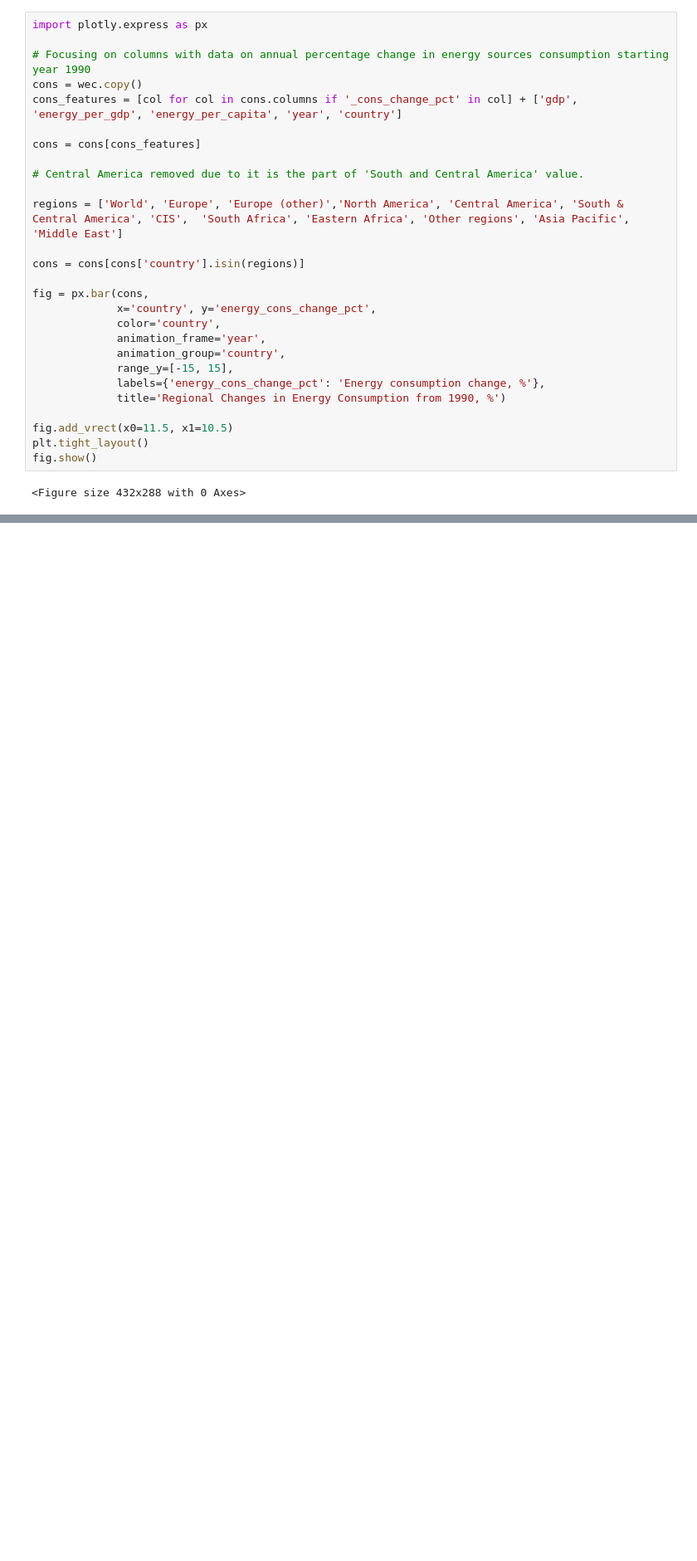
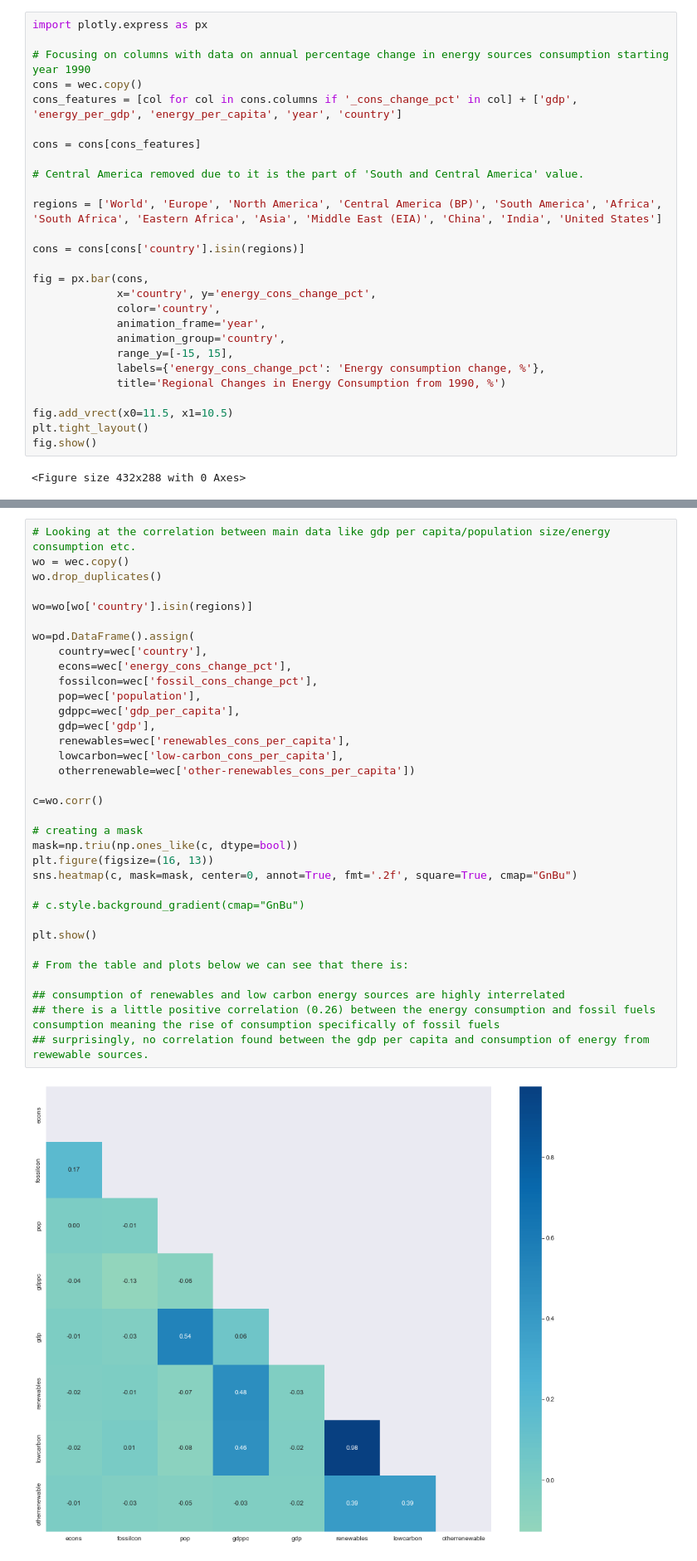
Before and after one commit to Edoardo1996/iornhack-final-project, a Jupyter notebook: main.ipynb, the cells around one changed output, grey strips where cells are left out. Shown at 83% size. Drawn from its saved outputs; the diff is of its cells as text; blank space fills up the shorter version.

Commit message:
Insights of World Energy Consumptions

```diff
--- a/main.ipynb
+++ b/main.ipynb
@@ -523,7 +523,7 @@ cons = cons[cons_features]
 
 # Central America removed due to it is the part of 'South and Central America' value.
 
-regions = ['World', 'Europe', 'Europe (other)','North America', 'Central America', 'South & Central America', 'CIS',  'South Africa', 'Eastern Africa', 'Other regions', 'Asia Pacific', 'Middle East']
+regions = ['World', 'Europe', 'North America', 'Central America (BP)', 'South America', 'Africa', 'South Africa', 'Eastern Africa', 'Asia', 'Middle East (EIA)', 'China', 'India', 'United States']
 
 cons = cons[cons['country'].isin(regions)]
 
@@ -558,0 +590,36 @@ fig.show()
+# %%
+# Looking at the correlation between main data like gdp per capita/population size/energy consumption etc.
+wo = wec.copy()
+wo.drop_duplicates()
+
+wo=wo[wo['country'].isin(regions)]
+
+wo=pd.DataFrame().assign(
+    country=wec['country'],
+    econs=wec['energy_cons_change_pct'],
+    fossilcon=wec['fossil_cons_change_pct'],
+    pop=wec['population'],
+    gdppc=wec['gdp_per_capita'],
+    gdp=wec['gdp'],
+    renewables=wec['renewables_cons_per_capita'],
+    lowcarbon=wec['low-carbon_cons_per_capita'],
+    otherrenewable=wec['other-renewables_cons_per_capita'])
+
+c=wo.corr()
+
+# creating a mask
+mask=np.triu(np.ones_like(c, dtype=bool))
+plt.figure(figsize=(16, 13))
+sns.heatmap(c, mask=mask, center=0, annot=True, fmt='.2f', square=True, cmap="GnBu")
+
+# c.style.background_gradient(cmap="GnBu")
+
+plt.show()
+
+# From the table and plots below we can see that there is:
+
+## consumption of renewables and low carbon energy sources are highly interrelated
+## there is a little positive correlation (0.26) between the energy consumption and fossil fuels consumption meaning the rise of consumption specifically of fossil fuels
+## surprisingly, no correlation found between the gdp per capita and consumption of energy from rewewable sources.
+# %% [output]
+[figure, added]
```
Also changed, not shown: parts of 16 cells of this notebook.
